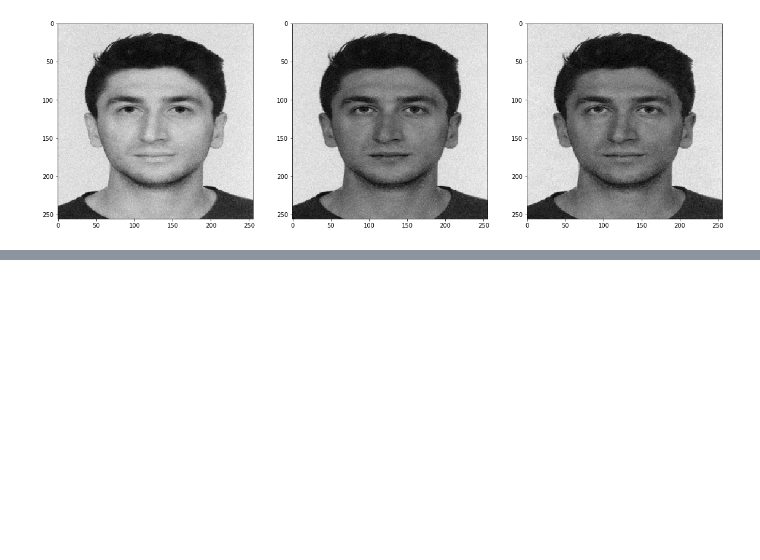
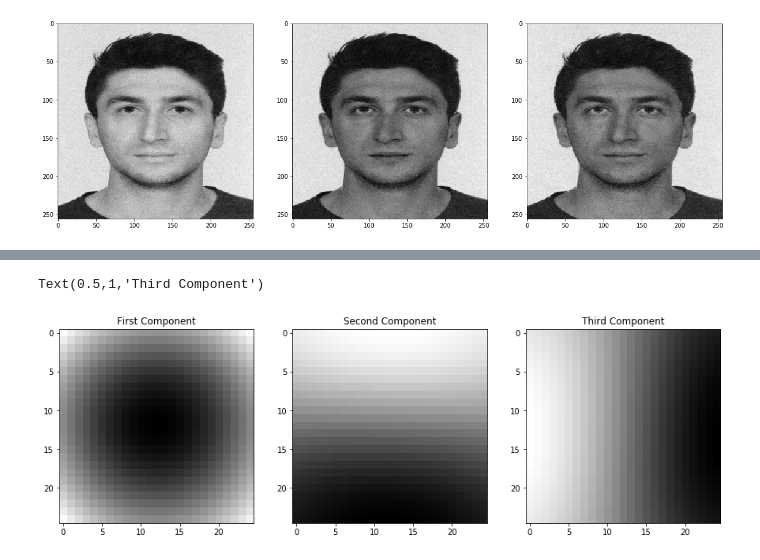
Before and after one commit to kubilay-yavuz/fall19-kubilay-yavuz, a Jupyter notebook: HW2/IE582-HW2.ipynb, the cells around one changed output, grey strips where cells are left out. Saved outputs shown, nothing was run; the diff lists cells and outputs as text; code cells hidden in the pictures; blank space fills up the shorter version.

```diff
--- a/HW2/IE582-HW2.ipynb
+++ b/HW2/IE582-HW2.ipynb
@@ -168,0 +220,11 @@ pic_noisy_g=cv2.cvtColor(pic_noisy,cv2.COLOR_RGB2GRAY)
+# %%
+fig,ax=plt.subplots(1,3,figsize=(15,10))
+ax[0].imshow(pic_pca.components_[0].reshape((25,25)),cmap="gray")
+ax[1].imshow(pic_pca.components_[1].reshape((25,25)),cmap="gray")
+ax[2].imshow(pic_pca.components_[2].reshape((25,25)),cmap="gray")
+ax[0].set_title("First Component")
+ax[1].set_title("Second Component")
+ax[2].set_title("Third Component")
+# %% [output]
+Text(0.5,1,'Third Component')
+[figure, added]
```
Also changed, not shown: parts of 8 cells of this notebook.
